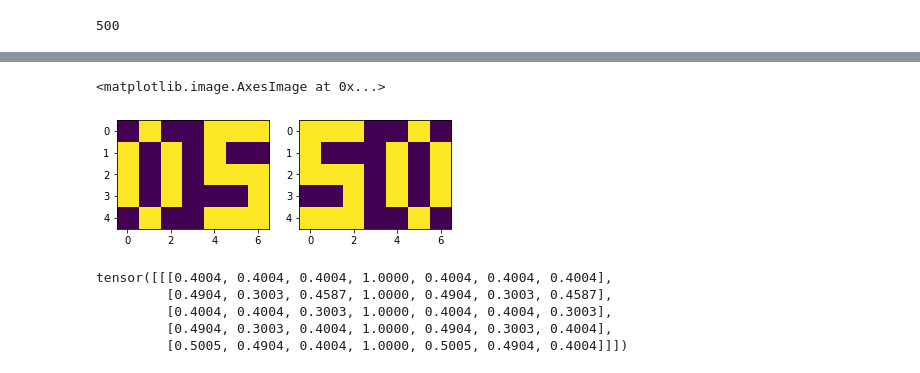
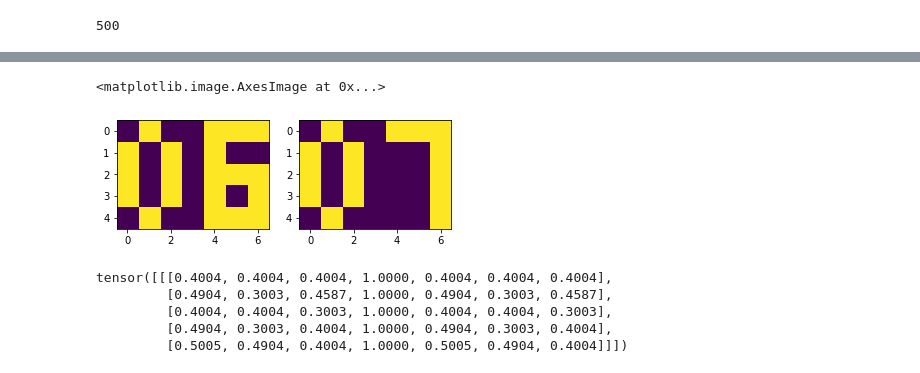
Before and after one commit to sergeivolodin/causality-disentanglement-rl, a Jupyter notebook: debug/sparsity-playground.ipynb, the cells around one changed output, grey strips where cells are left out. Drawn from its saved outputs; the diff is of its cells as text; code cells hidden in the pictures.

```diff
--- a/debug/sparsity-playground.ipynb
+++ b/debug/sparsity-playground.ipynb
@@ -29,6 +29,8 @@ plt.imshow(small_int_vector_asimage([5, 6]))
 device = torch.device('cpu')
 # %%
 features = [(x, y) for x in torch.arange(10) for y in torch.arange(10)] * 5
+actions = [(np.random.choice([-1, 1, 0]), np.random.choice([-1, 1, 0])) for _ in range(len(features))]
+actions = torch.from_numpy(np.array(actions)).to(torch.float32).to(device)
 print(len(features))
 obs = torch.from_numpy(np.array([small_int_vector_asimage([int(t1), int(t2)]) for t1, t2 in features], dtype=np.float32)).to(device).detach()
 # %% [output]
@@ -38,4 +40,11 @@ idxes = list(range(len(obs)))
 # %%
 # idxes_perm = idxes[1:] + idxes[0:1]
 # idxes_perm, idxes
-features_perm = [(y, x) for x, y in features]
+# features_perm = [(y, x) for x, y in features]
+def clamp(v, m, M):
+    if v < m:
+        v = m
+    elif v > M:
+        v = M
+    return v
+features_perm = [(clamp(f1.item() + a1.item(), 0, 9), clamp(f2.item() + a2.item(), 0, 9)) for ((f1, f2), (a1, a2)) in zip(features, actions)]
@@ -42,14 +65,14 @@ features_perm = [(y, x) for x, y in features]
 # %%
 obs_next = torch.from_numpy(np.array([small_int_vector_asimage([int(t1), int(t2)]) for t1, t2 in features_perm], dtype=np.float32)).to(device).detach()
 # %%
-idx = 5
+idx = 6
 plt.subplot(1, 2, 1)
 plt.imshow(obs[idx].detach().cpu().numpy())
 plt.subplot(1, 2, 2)
 plt.imshow(obs_next[idx].detach().cpu().numpy())
 # %% [output]
 <matplotlib.image.AxesImage at 0x...>
-[figure, old version]
+[figure, new version]
 # %%
 obs_std = obs.std(0, keepdim=True)
 obs_std = torch.where(obs_std < 1e-8, torch.ones_like(obs_std), obs_std)
```
Also changed, not shown: parts of 20 cells of this notebook, 1 other file.
